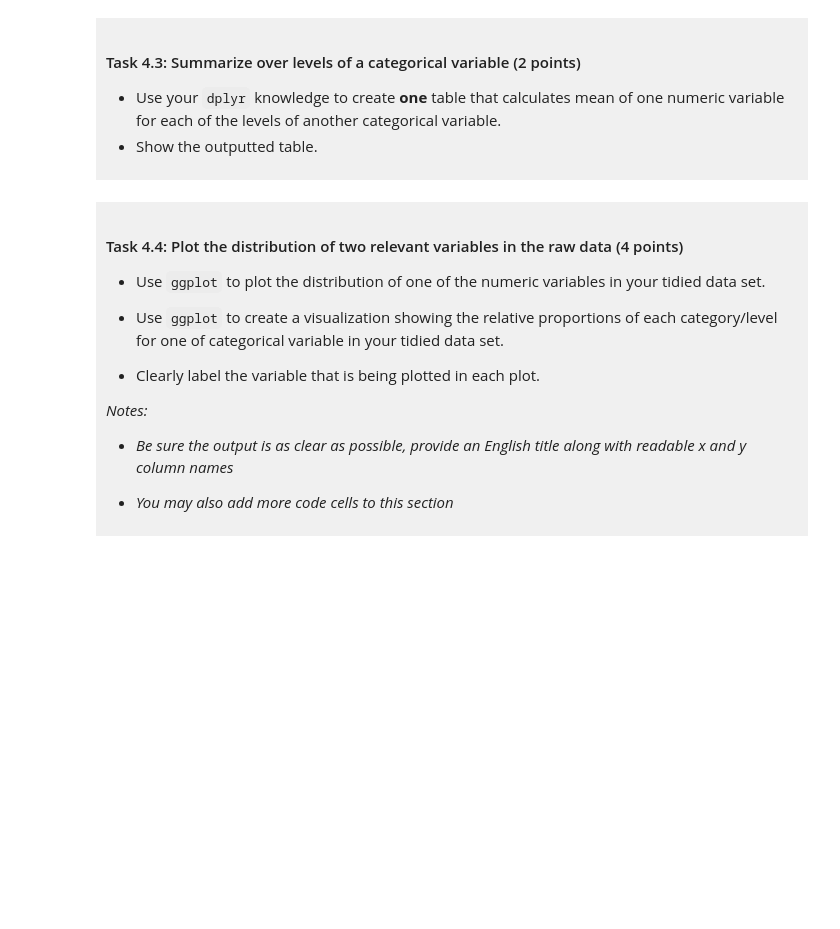
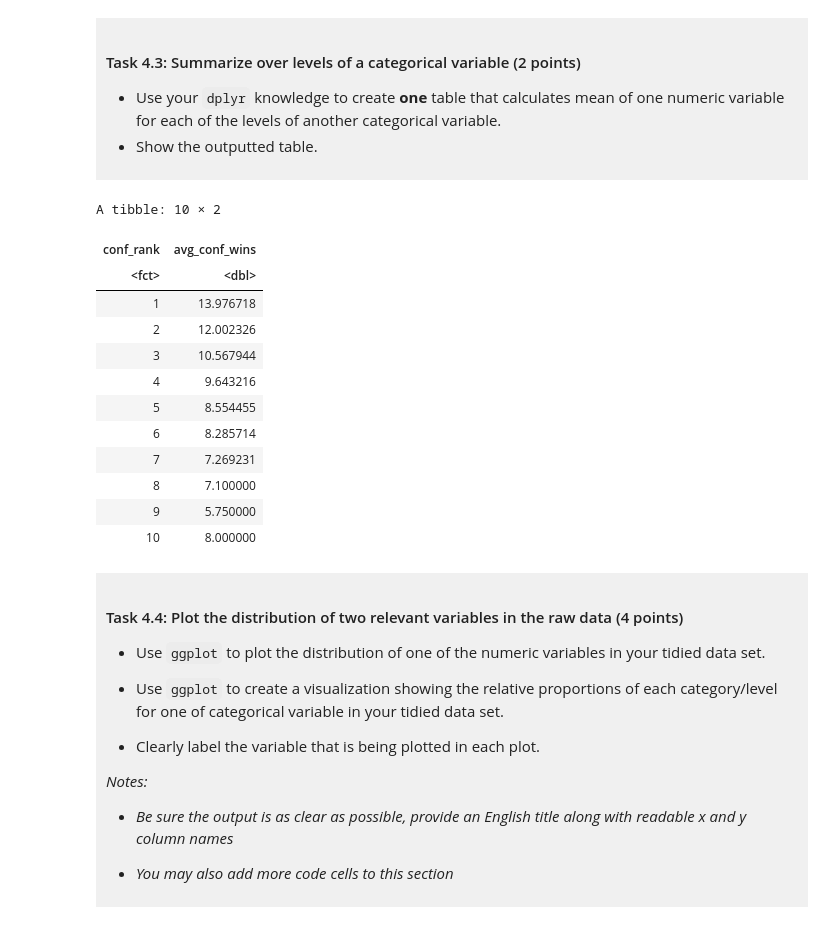
Before and after one commit to Matthew-C13/dsci-100-project-matthew-chen, a Jupyter notebook: dsci-100-project-notebook.ipynb, the cells around one changed output. Saved outputs shown, nothing was run; the diff lists cells and outputs as text; code cells hidden in the pictures; blank space fills up the shorter version.

Commit message:
Worked on checkpoint C. Did stat summarize for tidy dataset, Assessed missingness, Found mean wins for each rank.

```diff
--- a/dsci-100-project-notebook.ipynb
+++ b/dsci-100-project-notebook.ipynb
@@ -287,7 +307,27 @@ You will refine your research question (if needed) and produce a tidy data set.
 - Show the outputted table.
 </div>
 # %%
-### EDIT THIS CODE CELL ###
+WMM_mean_wins_for_ranks <- WMM_tidy |>
+drop_na() |> #Prevents NA ranks from being considered
+group_by(conf_rank) |> #requires group_by(), and summarize(), where we will use mean()
+summarize(
+avg_conf_wins = mean(conf_wins, na.rm = TRUE))
+
+WMM_mean_wins_for_ranks
+# %% [output]
+A tibble: 10 × 2
+| conf_rank | avg_conf_wins |
+| <fct> | <dbl> |
+| 1 | 13.976718 |
+| 2 | 12.002326 |
+| 3 | 10.567944 |
+| 4 | 9.643216 |
+| 5 | 8.554455 |
+| 6 | 8.285714 |
+| 7 | 7.269231 |
+| 8 | 7.100000 |
+| 9 | 5.750000 |
+| 10 | 8.000000 |
 # %% [markdown]
 <div style="background-color: #f0f0f0; padding: 10px;">
 
```
Also changed, not shown: parts of 2 cells of this notebook.
